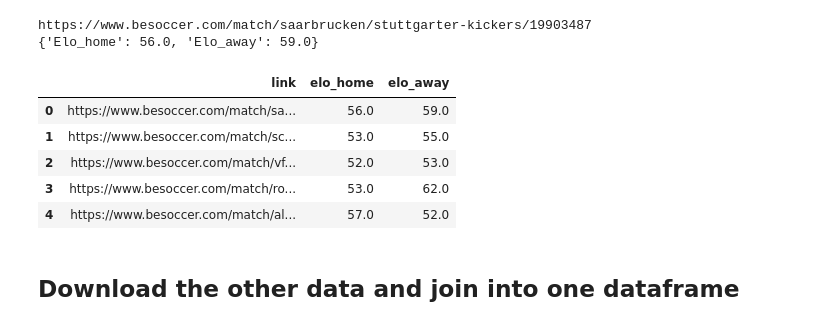
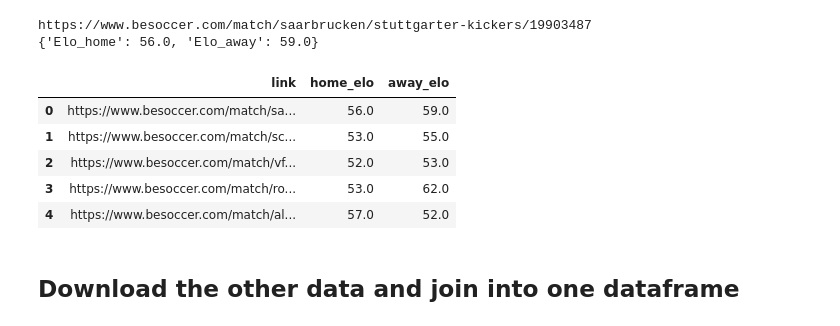
Before and after one commit to dan-bouchard/Football-Match-Outcome-Prediction, a Jupyter notebook: feature_engineering.ipynb, the cells around one changed output. Drawn from its saved outputs; the diff is of its cells as text; code cells hidden in the pictures.

```diff
--- a/feature_engineering.ipynb
+++ b/feature_engineering.ipynb
@@ -25,16 +25,16 @@ https://www.besoccer.com/match/saarbrucken/stuttgarter-kickers/19903487
 # %%
 elo_link_list = []
 elo_home_list = []
 elo_away_list = []
 for key, value in elo_dict.items():
     elo_link_list.append(key)
     elo_home_list.append(value['Elo_home'])
     elo_away_list.append(value['Elo_away'])
 
-elo_df = pd.DataFrame({'link': elo_link_list, 'elo_home': elo_home_list, 'elo_away': elo_away_list})
+elo_df = pd.DataFrame({'link': elo_link_list, 'home_elo': elo_home_list, 'away_elo': elo_away_list})
 elo_df.head()
 # %% [output]
-|  | link | elo_home | elo_away |
+|  | link | home_elo | away_elo |
 | 0 | https://www.besoccer.com/match/sa... | 56.0 | 59.0 |
 | 1 | https://www.besoccer.com/match/sc... | 53.0 | 55.0 |
 | 2 | https://www.besoccer.com/match/vf... | 52.0 | 53.0 |
```
Also changed, not shown: parts of 44 cells of this notebook.
